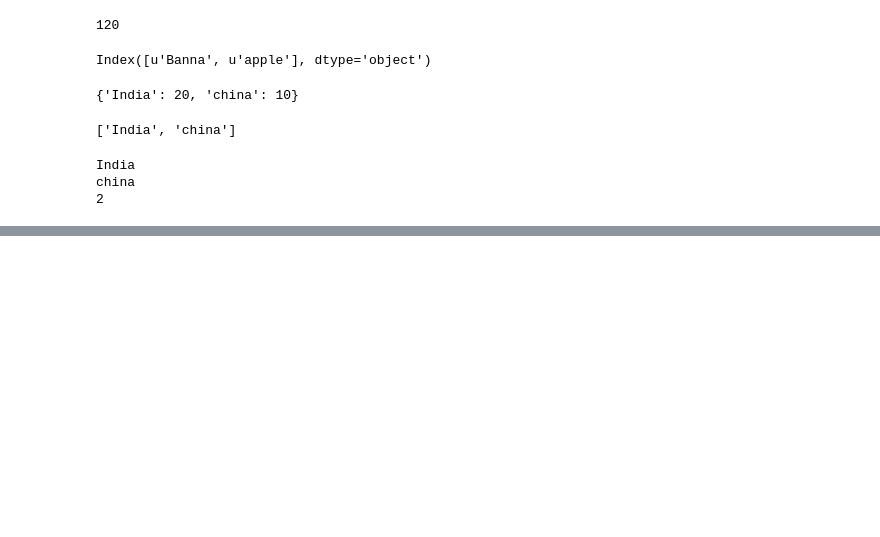
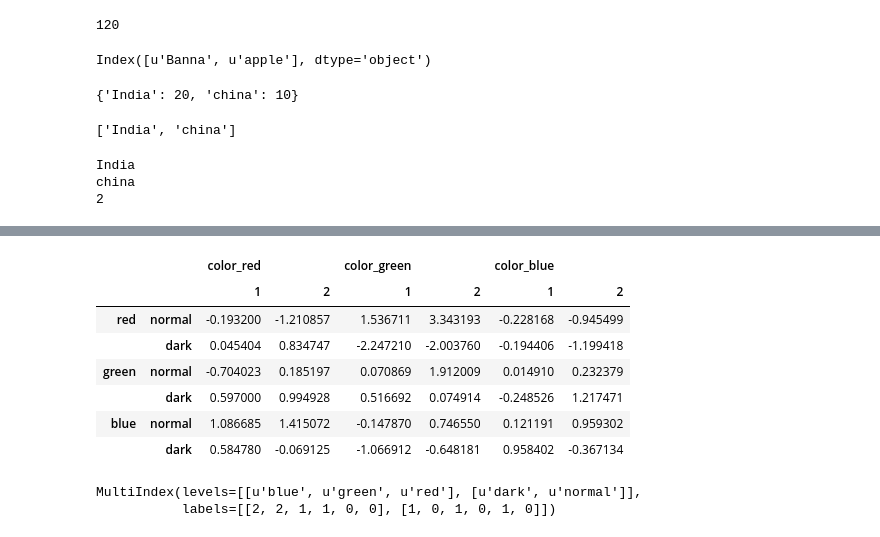
Before and after one commit to dipayandutta/Data-Visualisation, a Jupyter notebook: pandas_notes.ipynb, the cells around one changed output, grey strips where cells are left out. Saved outputs shown, nothing was run; the diff lists cells and outputs as text; code cells hidden in the pictures; blank space fills up the shorter version.

```diff
--- a/pandas_notes.ipynb
+++ b/pandas_notes.ipynb
@@ -343,0 +1385,16 @@ china
+# %%
+frame
+# %% [output]
+|  |  | color_red |  | color_green |  | color_blue |  |
+|  |  | 1 | 2 | 1 | 2 | 1 | 2 |
+| red | normal | -0.193200 | -1.210857 | 1.536711 | 3.343193 | -0.228168 | -0.945499 |
+|  | dark | 0.045404 | 0.834747 | -2.247210 | -2.003760 | -0.194406 | -1.199418 |
+| green | normal | -0.704023 | 0.185197 | 0.070869 | 1.912009 | 0.014910 | 0.232379 |
+|  | dark | 0.597000 | 0.994928 | 0.516692 | 0.074914 | -0.248526 | 1.217471 |
+| blue | normal | 1.086685 | 1.415072 | -0.147870 | 0.746550 | 0.121191 | 0.959302 |
+|  | dark | 0.584780 | -0.069125 | -1.066912 | -0.648181 | 0.958402 | -0.367134 |
+# %%
+frame.index
+# %% [output]
+MultiIndex(levels=[[u'blue', u'green', u'red'], [u'dark', u'normal']],
+           labels=[[2, 2, 1, 1, 0, 0], [1, 0, 1, 0, 1, 0]])
```
Also changed, not shown: parts of 201 cells of this notebook.
